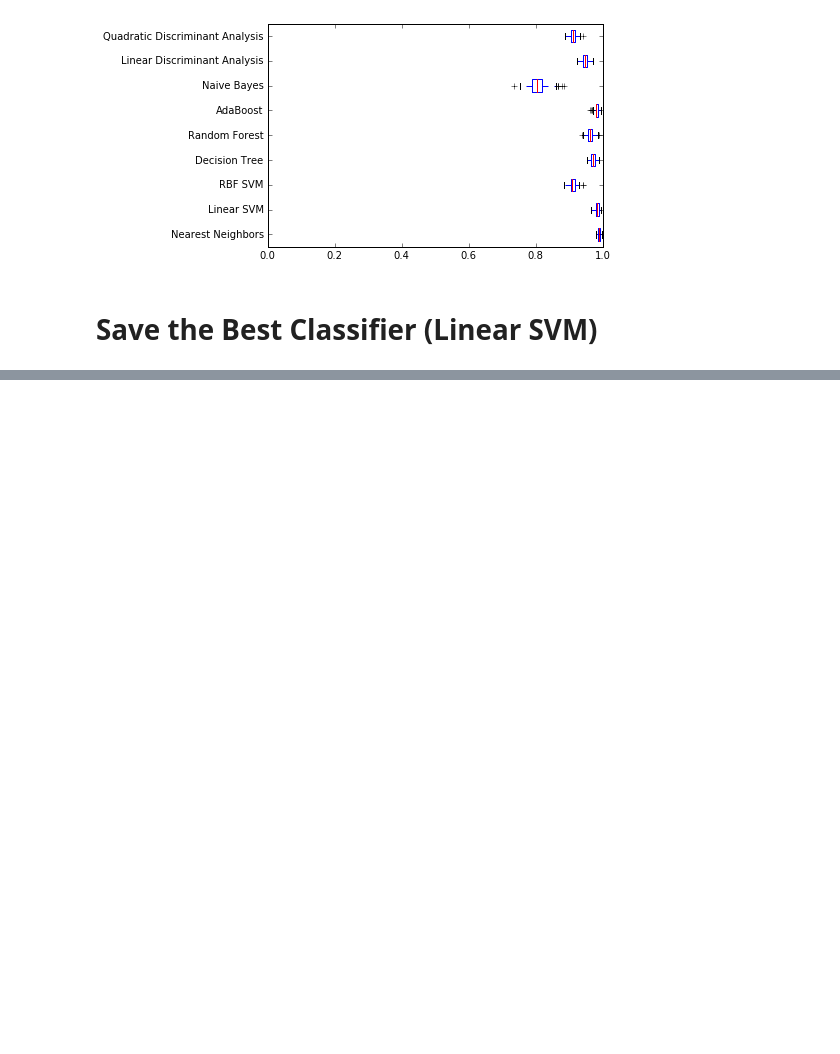
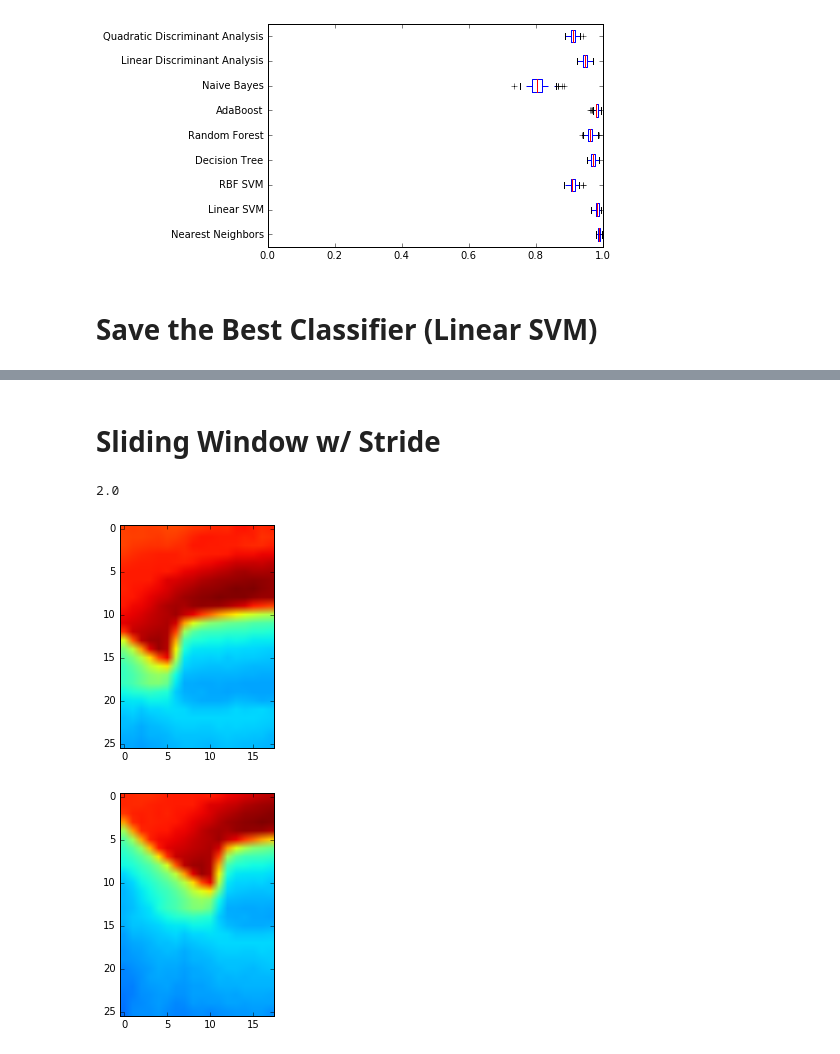
Before and after one commit to vtsatskin/Hot-Car-Data-Collection, a Jupyter notebook: Sliding Window Classifier Testing.ipynb, the cells around one changed output, grey strips where cells are left out. Drawn from its saved outputs; the diff is of its cells as text; code cells hidden in the pictures; blank space fills up the shorter version.

Commit message:
add stride slider and look at some results

```diff
--- a/Sliding Window Classifier Testing.ipynb
+++ b/Sliding Window Classifier Testing.ipynb
@@ -156,0 +171,30 @@ joblib.dump(max_clf, 'classifier-sliding.pkl')
+# %% [markdown]
+# Sliding Window w/ Stride
+# %%
+def slide(img, size, stride):
+    h = size[0]
+    w = size[1]
+    dy = stride[0]
+    dx = stride[1]
+
+    x_range = list(range(0, img.shape[1], dx))
+    y_range = list(range(0, img.shape[0], dy))
+    for y in y_range:
+        for x in x_range:
+            if (y+h) < img.shape[0] and (x+w) < img.shape[1]:
+                yield img[y:y+h,x:x+w]
+# %%
+clf = joblib.load('classifier-sliding.pkl')
+# %%
+X_none_slices = [x for x in slide(X_none[1], (window_height, window_width), (5,5))]
+X_none_pred = clf.predict([x.flatten() for x in X_none_slices])
+print(sum(X_none_pred)) # Number of misclassified people
+
+for (p,frame) in zip(X_none_pred,X_none_slices):
+    if p == 1:
+        plt.figure();
+        plt.imshow(frame, vmax=255, vmin=0)
+# %% [output]
+2.0
+[figure, added]
+[figure, added]
```
Also changed, not shown: parts of 6 cells of this notebook.
